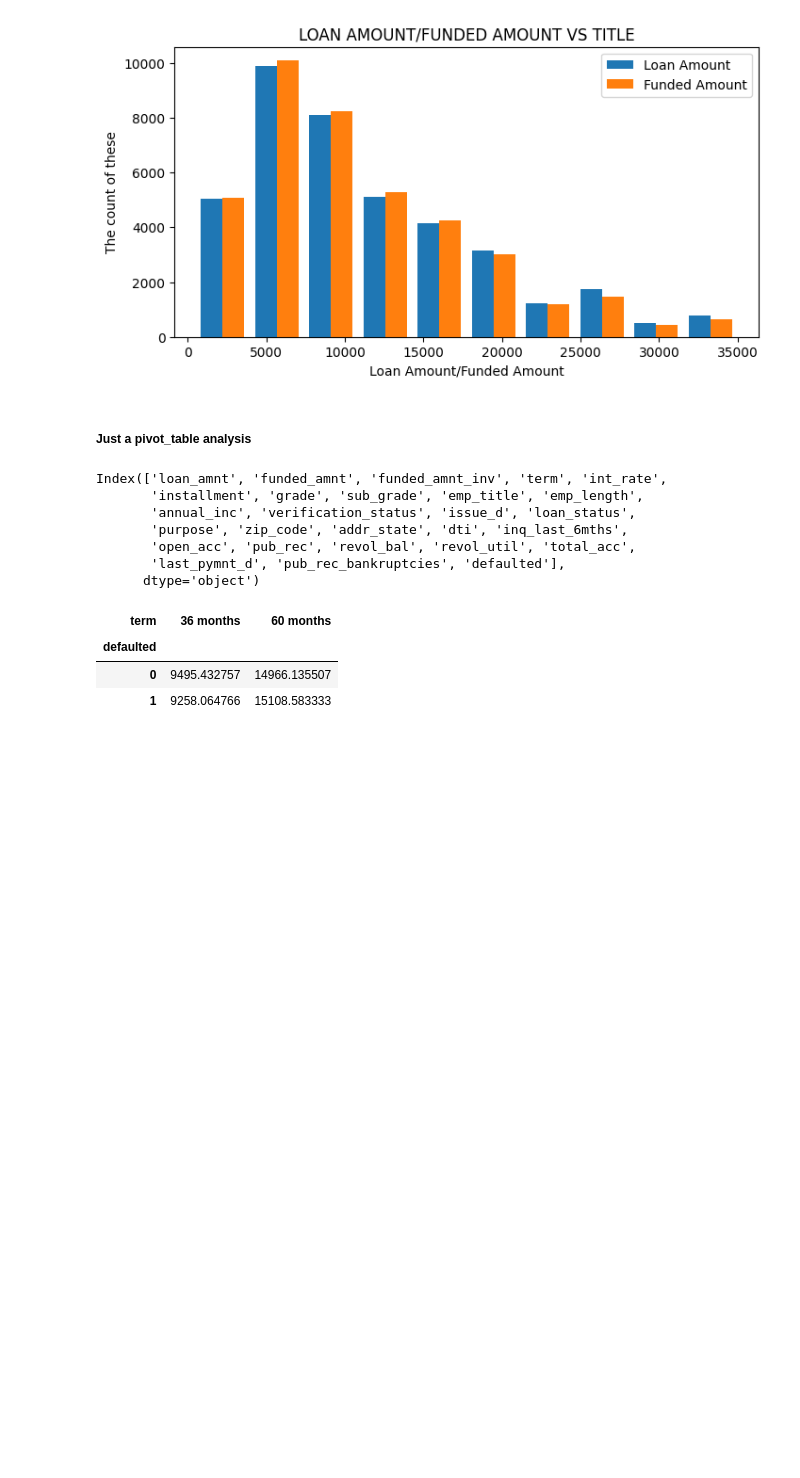
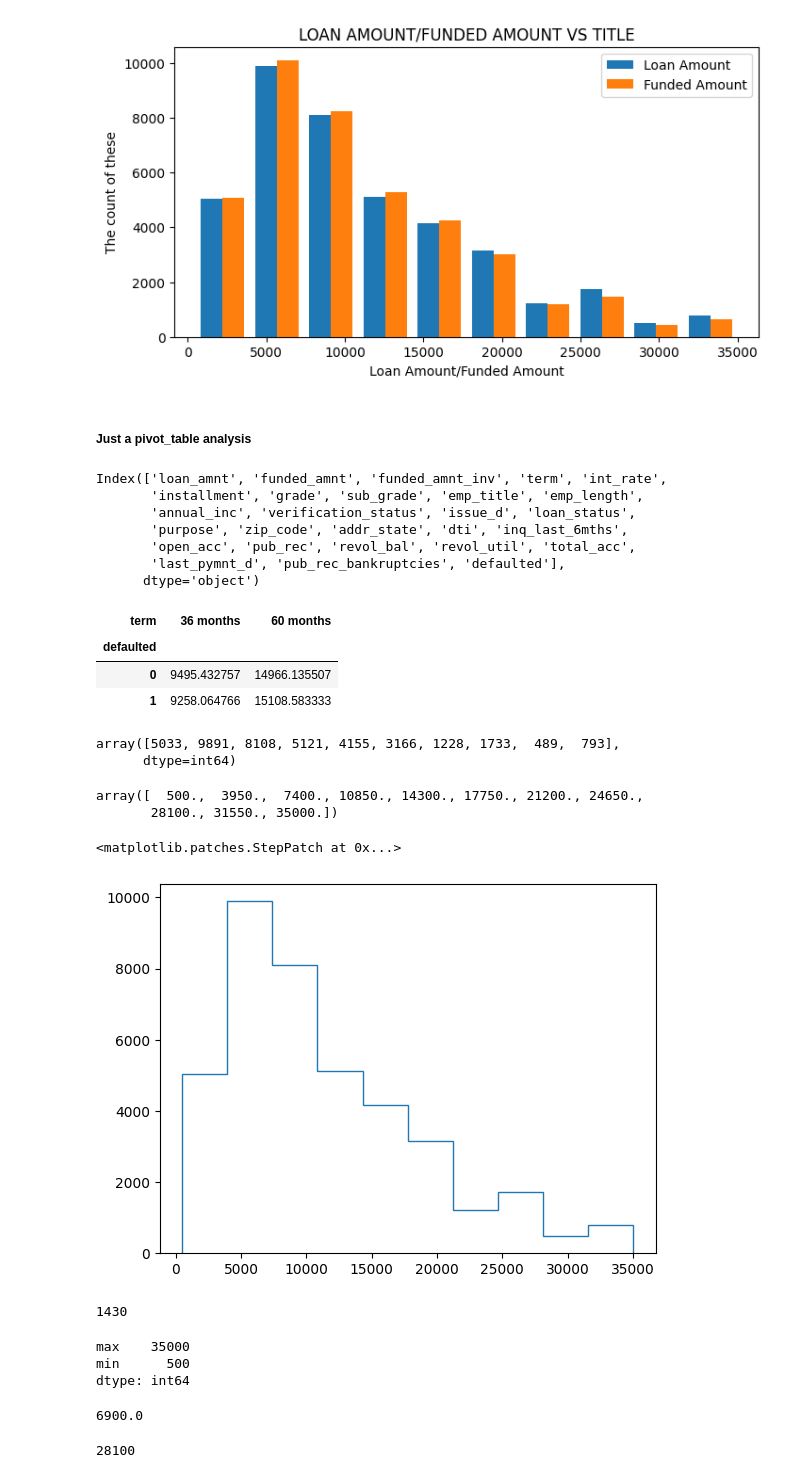
Before and after one commit to richwej/eda_projects, a Jupyter notebook: EDA - Lending Club.ipynb, the cells around one changed output. Cells and saved outputs as stored; diff of their text form; code cells hidden in the pictures; blank space fills up the shorter version.

```diff
--- a/EDA - Lending Club.ipynb
+++ b/EDA - Lending Club.ipynb
@@ -394,3 +394,24 @@ loan_dataset_cp.pivot_table(index = 'defaulted', columns = 'term', values = 'fun
 | defaulted |  |  |
 | 0 | 9495.432757 | 14966.135507 |
 | 1 | 9258.064766 | 15108.583333 |
+# %%
+count, bins = np.histogram(loan_dataset_cp.loan_amnt)
+# %%
+count
+# %% [output]
+array([5033, 9891, 8108, 5121, 4155, 3166, 1228, 1733,  489,  793],
+      dtype=int64)
+# %%
+bins
+# %% [output]
+array([  500.,  3950.,  7400., 10850., 14300., 17750., 21200., 24650.,
+       28100., 31550., 35000.])
+# %%
+plt.stairs(count, bins)
+# %% [output]
+<matplotlib.patches.StepPatch at 0x...>
+[figure, added]
+# %%
+loan_dataset_cp.loan_amnt.between(28000, 35000).sum()
+# %% [output]
+1430
@@ -396,0 +421,14 @@ loan_dataset_cp.pivot_table(index = 'defaulted', columns = 'term', values = 'fun
+# %%
+min_max(loan_dataset_cp.loan_amnt)
+# %% [output]
+max    35000
+min      500
+dtype: int64
+# %%
+(35000 - 500)/5
+# %% [output]
+6900.0
+# %%
+7400 + 6900 + 6900 + 6900
+# %% [output]
+28100
```
Also changed, not shown: parts of 2 cells of this notebook.
